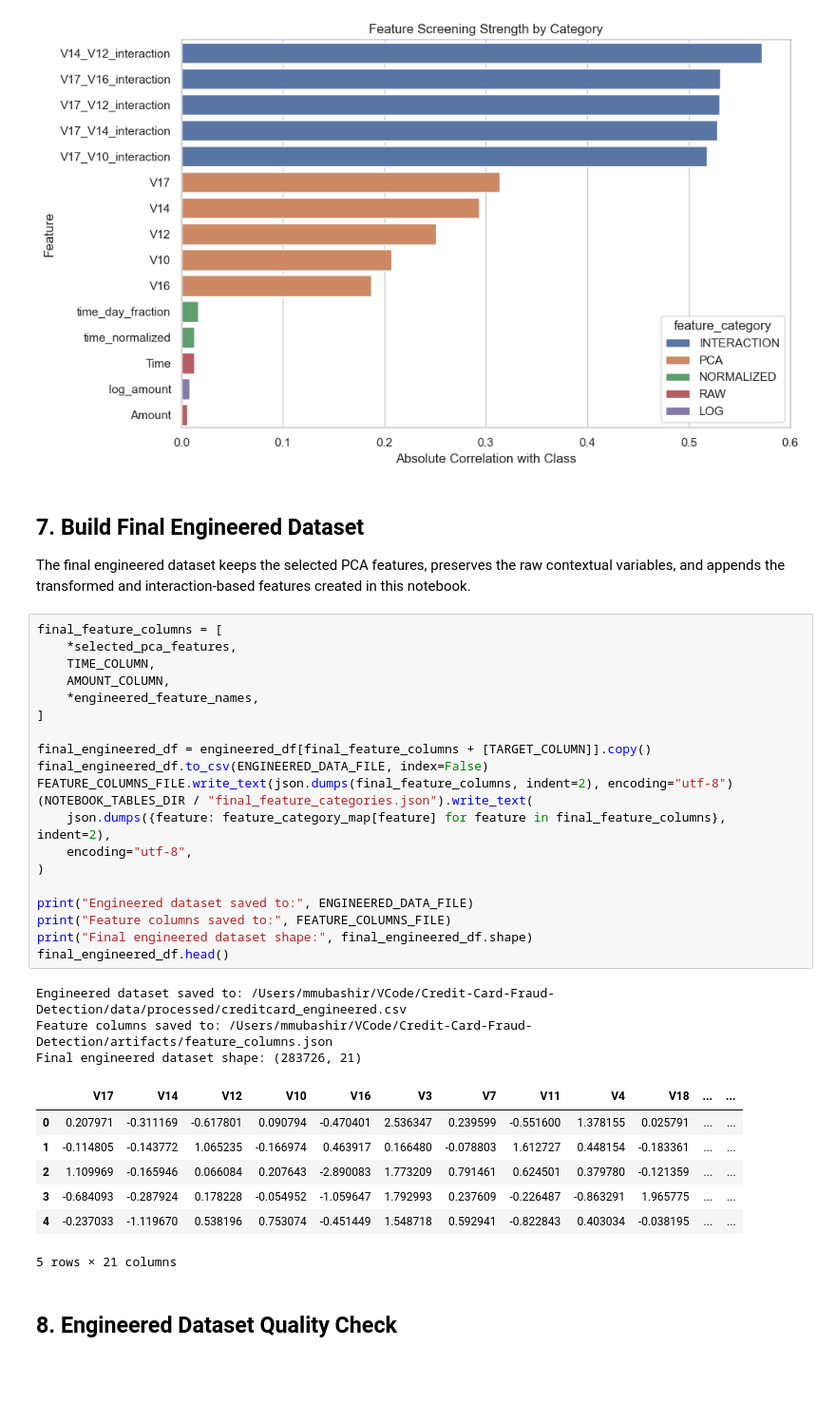
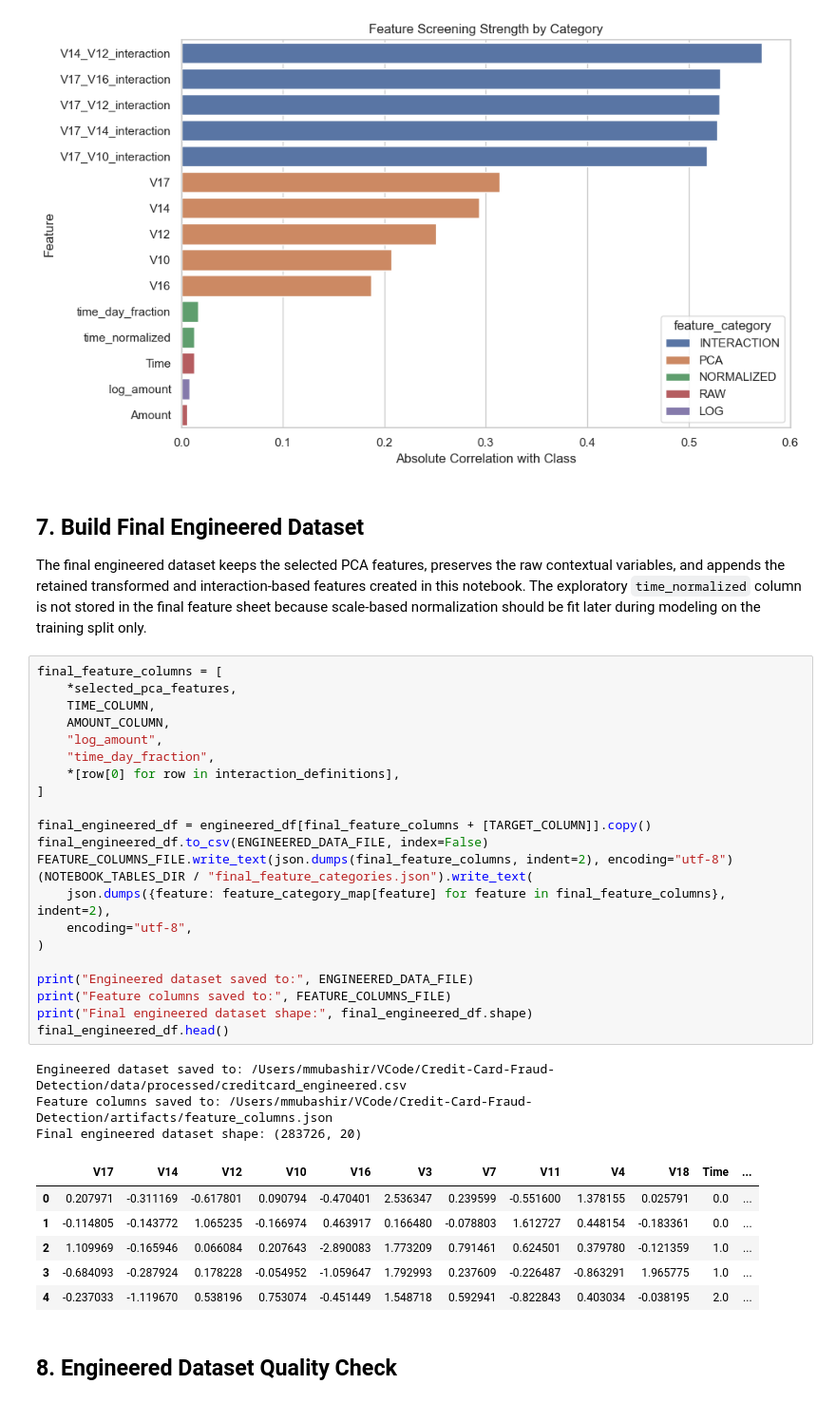
Before and after one commit to mmubashir95/Credit-Card-Fraud-Detection, a Jupyter notebook: notebooks/08_feature_engineering.ipynb, the cells around one changed output. Shown at 95% size. Saved outputs shown, nothing was run; the diff lists cells and outputs as text; blank space fills up the shorter version.

Commit message:
refactor: exclude time_normalized from final engineered dataset and document train-only scaling

```diff
--- a/notebooks/08_feature_engineering.ipynb
+++ b/notebooks/08_feature_engineering.ipynb
@@ -267,38 +267,39 @@ plt.show()
 # %% [markdown]
 ## 7. Build Final Engineered Dataset
 
-The final engineered dataset keeps the selected PCA features, preserves the raw contextual variables, and appends the transformed and interaction-based features created in this notebook.
+The final engineered dataset keeps the selected PCA features, preserves the raw contextual variables, and appends the retained transformed and interaction-based features created in this notebook. The exploratory `time_normalized` column is not stored in the final feature sheet because scale-based normalization should be fit later during modeling on the training split only.
 # %%
 final_feature_columns = [
     *selected_pca_features,
     TIME_COLUMN,
     AMOUNT_COLUMN,
-    *engineered_feature_names,
+    "log_amount",
+    "time_day_fraction",
+    *[row[0] for row in interaction_definitions],
 ]
 
 final_engineered_df = engineered_df[final_feature_columns + [TARGET_COLUMN]].copy()
 final_engineered_df.to_csv(ENGINEERED_DATA_FILE, index=False)
 FEATURE_COLUMNS_FILE.write_text(json.dumps(final_feature_columns, indent=2), encoding="utf-8")
 (NOTEBOOK_TABLES_DIR / "final_feature_categories.json").write_text(
     json.dumps({feature: feature_category_map[feature] for feature in final_feature_columns}, indent=2),
     encoding="utf-8",
 )
 
 print("Engineered dataset saved to:", ENGINEERED_DATA_FILE)
 print("Feature columns saved to:", FEATURE_COLUMNS_FILE)
 print("Final engineered dataset shape:", final_engineered_df.shape)
 final_engineered_df.head()
 # %% [output]
 Engineered dataset saved to: /Users/mmubashir/VCode/Credit-Card-Fraud-Detection/data/processed/creditcard_engineered.csv
 Feature columns saved to: /Users/mmubashir/VCode/Credit-Card-Fraud-Detection/artifacts/feature_columns.json
-Final engineered dataset shape: (283726, 21)
+Final engineered dataset shape: (283726, 20)
-|  | V17 | V14 | V12 | V10 | V16 | V3 | V7 | V11 | V4 | V18 | ... | ... |
-| 0 | 0.207971 | -0.311169 | -0.617801 | 0.090794 | -0.470401 | 2.536347 | 0.239599 | -0.551600 | 1.378155 | 0.025791 | ... | ... |
-| 1 | -0.114805 | -0.143772 | 1.065235 | -0.166974 | 0.463917 | 0.166480 | -0.078803 | 1.612727 | 0.448154 | -0.183361 | ... | ... |
-| 2 | 1.109969 | -0.165946 | 0.066084 | 0.207643 | -2.890083 | 1.773209 | 0.791461 | 0.624501 | 0.379780 | -0.121359 | ... | ... |
-| 3 | -0.684093 | -0.287924 | 0.178228 | -0.054952 | -1.059647 | 1.792993 | 0.237609 | -0.226487 | -0.863291 | 1.965775 | ... | ... |
-| 4 | -0.237033 | -1.119670 | 0.538196 | 0.753074 | -0.451449 | 1.548718 | 0.592941 | -0.822843 | 0.403034 | -0.038195 | ... | ... |
+|  | V17 | V14 | V12 | V10 | V16 | V3 | V7 | V11 | V4 | V18 | Time | ... |
+| 0 | 0.207971 | -0.311169 | -0.617801 | 0.090794 | -0.470401 | 2.536347 | 0.239599 | -0.551600 | 1.378155 | 0.025791 | 0.0 | ... |
+| 1 | -0.114805 | -0.143772 | 1.065235 | -0.166974 | 0.463917 | 0.166480 | -0.078803 | 1.612727 | 0.448154 | -0.183361 | 0.0 | ... |
+| 2 | 1.109969 | -0.165946 | 0.066084 | 0.207643 | -2.890083 | 1.773209 | 0.791461 | 0.624501 | 0.379780 | -0.121359 | 1.0 | ... |
+| 3 | -0.684093 | -0.287924 | 0.178228 | -0.054952 | -1.059647 | 1.792993 | 0.237609 | -0.226487 | -0.863291 | 1.965775 | 1.0 | ... |
+| 4 | -0.237033 | -1.119670 | 0.538196 | 0.753074 | -0.451449 | 1.548718 | 0.592941 | -0.822843 | 0.403034 | -0.038195 | 2.0 | ... |
-5 rows × 21 columns
 # %% [markdown]
 ## 8. Engineered Dataset Quality Check
 # %%
```
Also changed, not shown: parts of 4 cells of this notebook, 4 other files.
